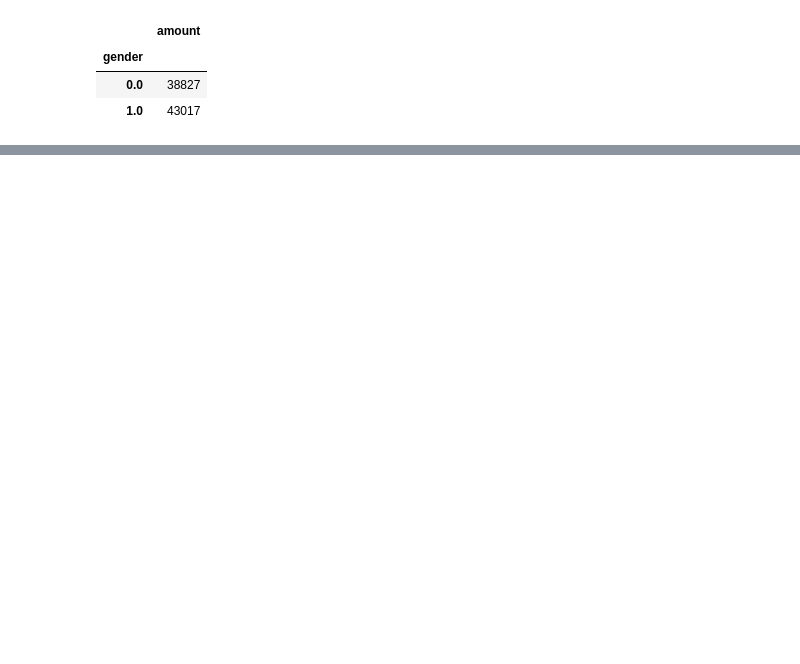
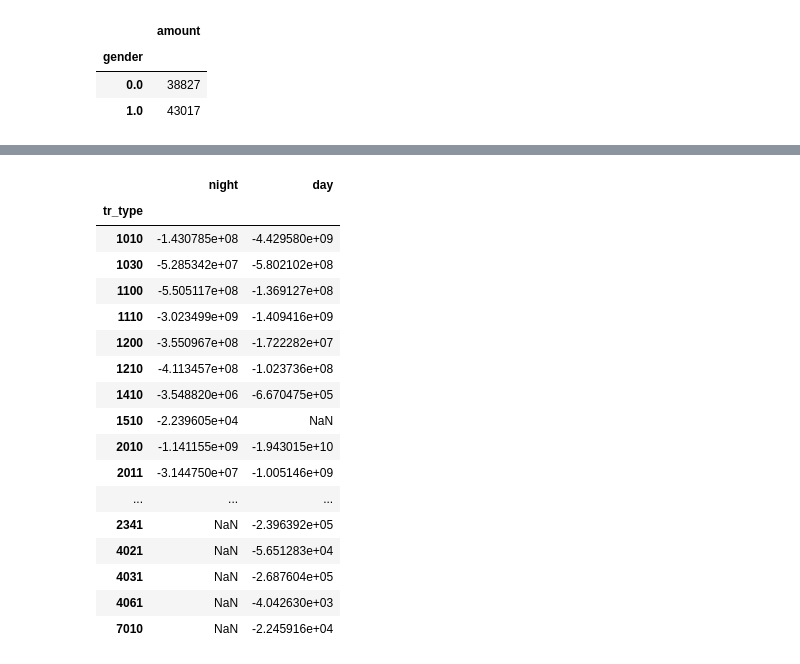
Before and after one commit to eispoohw/CS493-Math-Methods-in-ML, a Jupyter notebook: lab2.ipynb, the cells around one changed output, grey strips where cells are left out. Drawn from its saved outputs; the diff is of its cells as text; code cells hidden in the pictures; blank space fills up the shorter version.

```diff
--- a/lab2.ipynb
+++ b/lab2.ipynb
@@ -430,0 +434,27 @@ with_hour[(with_hour.amount < 0) & (with_hour.tr_hour < 6)].groupby('gender').ag
+# %%
+hour_spends = with_hour[with_hour.amount < 0][['tr_type', 'tr_hour', 'amount']]
+
+night_spends = hour_spends[hour_spends.tr_hour < 6].groupby(['tr_type'])['amount'].agg({('night', 'sum')})
+day_spends = hour_spends[hour_spends.tr_hour >= 6].groupby(['tr_type'])['amount'].agg({('day', 'sum')})
+
+hour_spends = night_spends.merge(day_spends, how='outer', on='tr_type')#.fillna(1)
+hour_spends
+# %% [output]
+|  | night | day |
+| tr_type |  |  |
+| 1010 | -1.430785e+08 | -4.429580e+09 |
+| 1030 | -5.285342e+07 | -5.802102e+08 |
+| 1100 | -5.505117e+08 | -1.369127e+08 |
+| 1110 | -3.023499e+09 | -1.409416e+09 |
+| 1200 | -3.550967e+08 | -1.722282e+07 |
+| 1210 | -4.113457e+08 | -1.023736e+08 |
+| 1410 | -3.548820e+06 | -6.670475e+05 |
+| 1510 | -2.239605e+04 | NaN |
+| 2010 | -1.141155e+09 | -1.943015e+10 |
+| 2011 | -3.144750e+07 | -1.005146e+09 |
+| ... | ... | ... |
+| 2341 | NaN | -2.396392e+05 |
+| 4021 | NaN | -5.651283e+04 |
+| 4031 | NaN | -2.687604e+05 |
+| 4061 | NaN | -4.042630e+03 |
+| 7010 | NaN | -2.245916e+04 |
```
Also changed, not shown: parts of 6 cells of this notebook.
